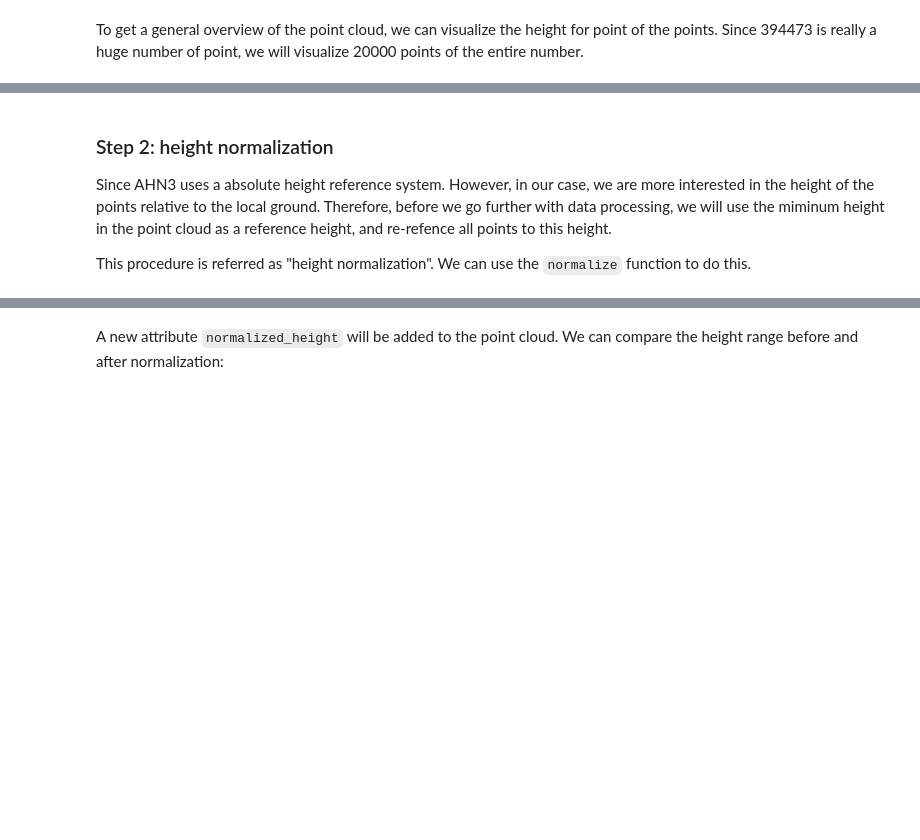
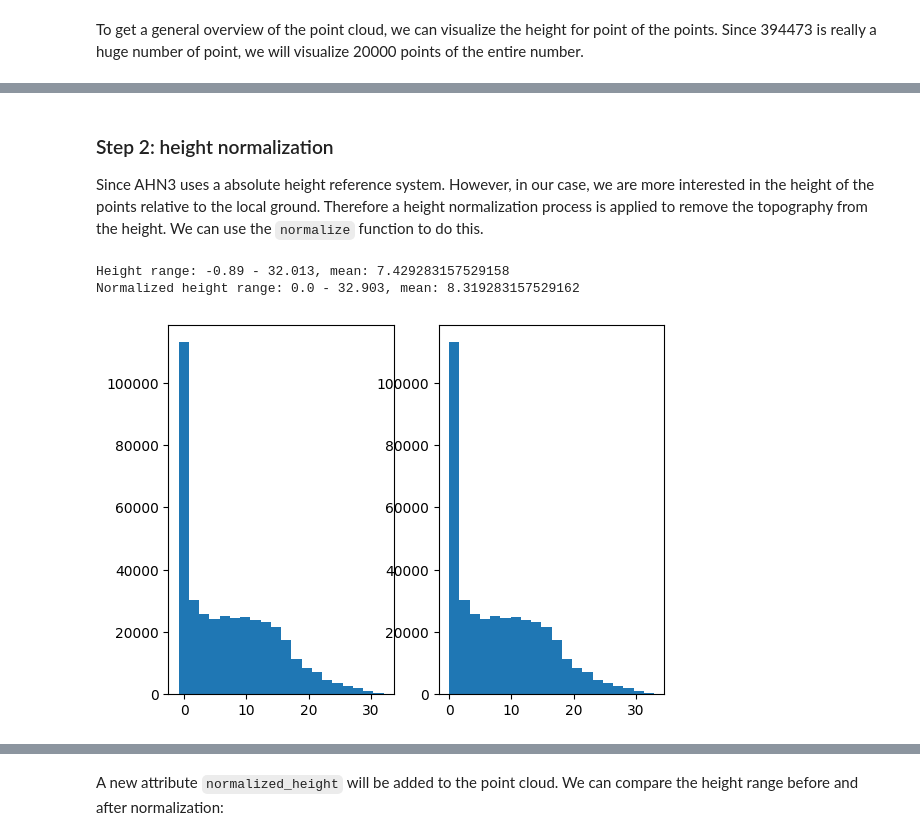
Before and after one commit to eEcoLiDAR/tutorial_ecolidar, a Jupyter notebook: notebooks/laserchiken.ipynb, the cells around one changed output, grey strips where cells are left out. Cells and saved outputs as stored; diff of their text form; code cells hidden in the pictures; blank space fills up the shorter version.

Commit message:
Update the height normalization part of laserchicken

```diff
--- a/notebooks/laserchiken.ipynb
+++ b/notebooks/laserchiken.ipynb
@@ -73,6 +73,4 @@ visualize_pc(pc, col='z', clabel='Height', npmax = 40000) # only visualize 20000
 # %% [markdown]
 ### Step 2: height normalization
 
-Since AHN3 uses a absolute height reference system. However, in our case, we are more interested in the height of the points relative to the local ground. Therefore, before we go further with data processing, we will use the miminum height in the point cloud as a reference height, and re-refence all points to this height.
-
-This procedure is referred as "height normalization". We can use the `normalize` function to do this.
+Since AHN3 uses a absolute height reference system. However, in our case, we are more interested in the height of the points relative to the local ground. Therefore a height normalization process is applied to remove the topography from the height. We can use the `normalize` function to do this.
@@ -81,0 +77,17 @@ pc = normalize(pc)
+# %%
+from laserchicken.normalize import normalize
+pc = normalize(pc)
+
+# Investigate the height vs normalized height
+height, height_norm = lc.utils.get_features(pc, ['z', 'normalized_height'])
+print("Height range: {} - {}, mean: {}".format(height.min(), height.max(), height.mean()))
+print("Normalized height range: {} - {}, mean: {}".format(height_norm.min(), height_norm.max(), height_norm.mean()))
+plt.subplot(1,2,1)
+plt.hist(height, bins=20)
+plt.subplot(1,2,2)
+plt.hist(height_norm, bins=20)
+plt.show()
+# %% [output]
+Height range: -0.89 - 32.013, mean: 7.429283157529158
+Normalized height range: 0.0 - 32.903, mean: 8.319283157529162
+[figure, added]
```
Also changed, not shown: parts of 7 cells of this notebook.
